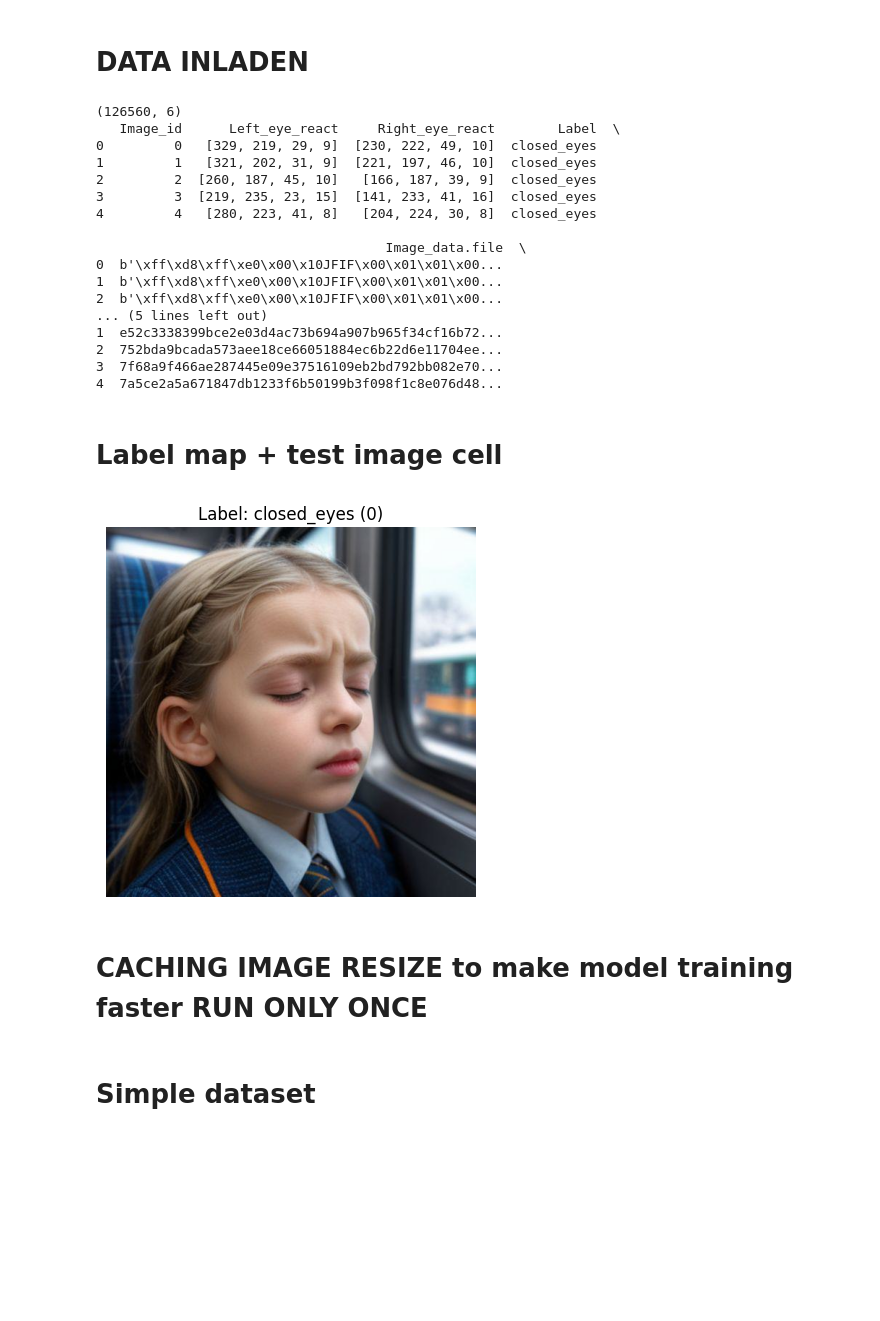
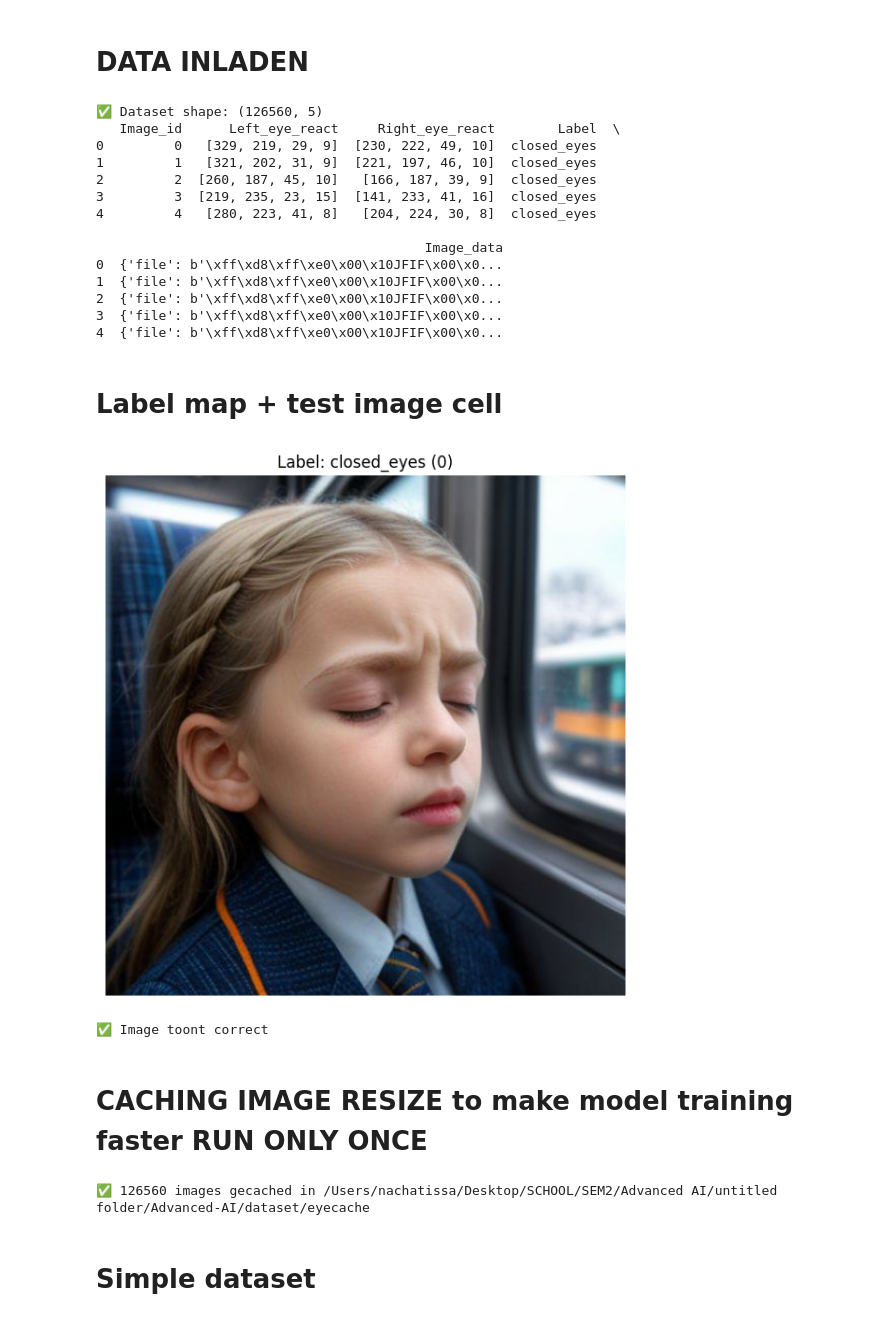
Before and after one commit to KaranSembhiUCLL/Advanced-AI, a Jupyter notebook: Model/eyes/Project.ipynb, the cells around one changed output. Drawn from its saved outputs; the diff is of its cells as text; code cells hidden in the pictures; blank space fills up the shorter version.

```diff
--- a/Model/eyes/Project.ipynb
+++ b/Model/eyes/Project.ipynb
@@ -12,18 +12,15 @@ from sklearn.model_selection import train_test_split
 # %% [markdown]
 # DATA INLADEN
 # %%
-from pathlib import Path
-import pandas as pd
-
 DATA_DIR = Path("/Users/nachatissa/Desktop/SCHOOL/SEM2/Advanced AI/untitled folder/Advanced-AI/dataset/closed-open-eyes/data")
 
 parquet_files = sorted(DATA_DIR.rglob("*.parquet"))
 df = pd.concat([pd.read_parquet(p) for p in parquet_files], ignore_index=True)
 df.columns = df.columns.str.replace("'", "")
-print(df.shape)
+print(f"✅ Dataset shape: {df.shape}")
 print(df.head())
 # %% [output]
-(126560, 6)
+✅ Dataset shape: (126560, 5)
    Image_id      Left_eye_react     Right_eye_react        Label  \
 0         0   [329, 219, 29, 9]  [230, 222, 49, 10]  closed_eyes
 1         1   [321, 202, 31, 9]  [221, 197, 46, 10]  closed_eyes
@@ -31,59 +28,52 @@ print(df.head())
 3         3  [219, 235, 23, 15]  [141, 233, 41, 16]  closed_eyes
 4         4   [280, 223, 41, 8]   [204, 224, 30, 8]  closed_eyes
 
-                                     Image_data.file  \
-0  b'\xff\xd8\xff\xe0\x00\x10JFIF\x00\x01\x01\x00...
-1  b'\xff\xd8\xff\xe0\x00\x10JFIF\x00\x01\x01\x00...
-2  b'\xff\xd8\xff\xe0\x00\x10JFIF\x00\x01\x01\x00...
-... (5 lines left out)
-1  e52c3338399bce2e03d4ac73b694a907b965f34cf16b72...
-2  752bda9bcada573aee18ce66051884ec6b22d6e11704ee...
-3  7f68a9f466ae287445e09e37516109eb2bd792bb082e70...
-4  7a5ce2a5a671847db1233f6b50199b3f098f1c8e076d48...
+                                          Image_data
+0  {'file': b'\xff\xd8\xff\xe0\x00\x10JFIF\x00\x0...
+1  {'file': b'\xff\xd8\xff\xe0\x00\x10JFIF\x00\x0...
+2  {'file': b'\xff\xd8\xff\xe0\x00\x10JFIF\x00\x0...
+3  {'file': b'\xff\xd8\xff\xe0\x00\x10JFIF\x00\x0...
+4  {'file': b'\xff\xd8\xff\xe0\x00\x10JFIF\x00\x0...
 # %% [markdown]
 # Label map + test image cell
 # %%
-# 1. Definieer de mapping
 label_map = {"closed_eyes": 0, "open_eyes": 1}
-
-# 2. Voeg een kolom toe met de numerieke labels (optioneel, voor training)
 df['Label_int'] = df['Label'].map(label_map)
 
-# 3. Gebruik de mapped waarde in je visualisatie
 sample = df.iloc[0]
-img = Image.open(io.BytesIO(sample["Image_data.file"])).convert("RGB")
+image_bytes = sample["Image_data"]["file"]
+img = Image.open(io.BytesIO(image_bytes)).convert("RGB")
 
+plt.figure(figsize=(6,6))
 plt.imshow(img)
-# Zet de tekst naar de waarde uit de map (0 of 1)
-label_val = label_map.get(sample["Label"], "Unknown")
-plt.title(f"Label: {sample['Label']} ({label_val})")
+plt.title(f"Label: {sample['Label']} ({label_map[sample['Label']]})")
 plt.axis("off")
+plt.tight_layout()
 plt.show()
+print("✅ Image toont correct")
 # %% [output]
-[figure, old version]
+[figure, new version]
+✅ Image toont correct
 # %% [markdown]
 # CACHING IMAGE RESIZE to make model training faster RUN ONLY ONCE
 # %%
-from pathlib import Path
-from PIL import Image
-import io
-
-CACHE_DIR = Path("/Users/nachatissa/Desktop/SCHOOL/SEM2/Advanced AI/untitled folder/Advanced-AI/dataset/eye_cache")
-CACHE_DIR.mkdir(parents=True, exist_ok=True)
+CACHEDIR = Path("/Users/nachatissa/Desktop/SCHOOL/SEM2/Advanced AI/untitled folder/Advanced-AI/dataset/eyecache")
+CACHEDIR.mkdir(parents=True, exist_ok=True)
 
 rows = []
-
-# Update the loop to use the correct column name
-# 1. Strip the extra single quotes from all column names
-df.columns = df.columns.str.replace("'", "")
-
-# 2. Update your loop to use the correctly spelled column name
 for i, row in df.iterrows():
-    # Use the cleaned name: 'Image_data.file'
-    img = Image.open(io.BytesIO(row["Image_data.file"])).convert("RGB")
+    image_bytes = row["Image_data"]["file"]
+    img = Image.open(io.BytesIO(image_bytes)).convert("RGB")
     img = img.resize((224, 224))
 
-    out_path = CACHE_DIR / f"{i}.jpg"
-    img.save(out_path, quality=95)
+    outpath = CACHEDIR / f"{i}.jpg"
+    img.save(outpath, quality=95)
 
-    rows.append({"path": str(out_path), "Label": row["Label"]})
+    label_numeric = label_map.get(row["Label"], 0)
+    rows.append({"path": str(outpath), "Label": label_numeric})
+
+cached_df = pd.DataFrame(rows)
+cached_df.to_csv("dataset_met_getallen.csv", index=False)
+print(f"✅ {len(cached_df)} images gecached in {CACHEDIR}")
+# %% [output]
+✅ 126560 images gecached in /Users/nachatissa/Desktop/SCHOOL/SEM2/Advanced AI/untitled folder/Advanced-AI/dataset/eyecache
```
Also changed, not shown: parts of 10 cells of this notebook.
